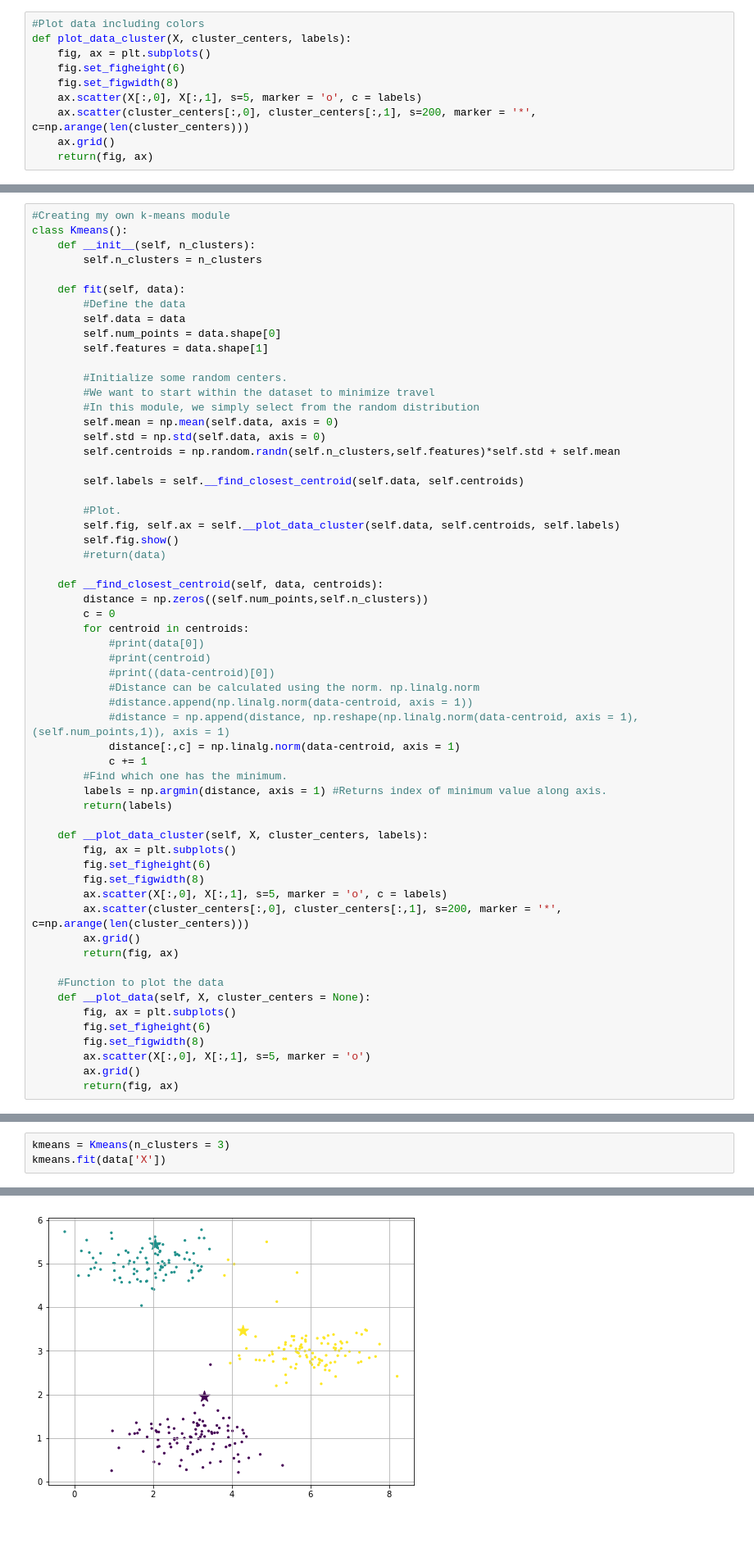
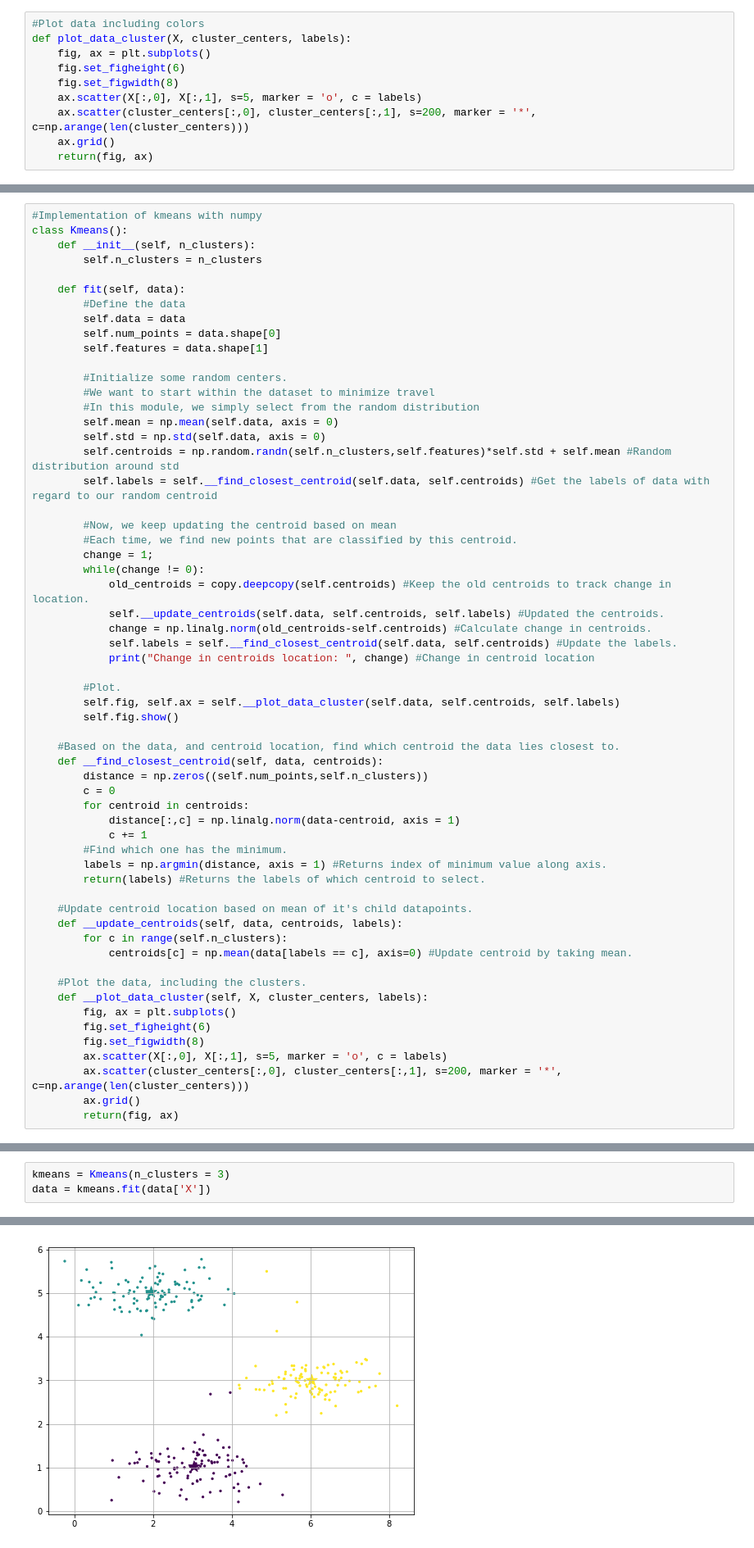
Before and after one commit to finnthedawg/ml_kmeans, a Jupyter notebook: k_means.ipynb, the cells around one changed output, grey strips where cells are left out. Shown: that part at 82% size. Cells and saved outputs as stored; diff of their text form.

Commit message:
Kmeans dataset 2

```diff
--- a/k_means.ipynb
+++ b/k_means.ipynb
@@ -51,5 +55,5 @@ fig.show()
 # %%
-#Creating my own k-means module
+#Implementation of kmeans with numpy
 class Kmeans():
     def __init__(self, n_clusters):
         self.n_clusters = n_clusters
@@ -65,31 +69,40 @@ class Kmeans():
         #In this module, we simply select from the random distribution
         self.mean = np.mean(self.data, axis = 0)
         self.std = np.std(self.data, axis = 0)
-        self.centroids = np.random.randn(self.n_clusters,self.features)*self.std + self.mean
+        self.centroids = np.random.randn(self.n_clusters,self.features)*self.std + self.mean #Random distribution around std
+        self.labels = self.__find_closest_centroid(self.data, self.centroids) #Get the labels of data with regard to our random centroid
 
-        self.labels = self.__find_closest_centroid(self.data, self.centroids)
+        #Now, we keep updating the centroid based on mean
+        #Each time, we find new points that are classified by this centroid.
+        change = 1;
+        while(change != 0):
+            old_centroids = copy.deepcopy(self.centroids) #Keep the old centroids to track change in location.
+            self.__update_centroids(self.data, self.centroids, self.labels) #Updated the centroids.
+            change = np.linalg.norm(old_centroids-self.centroids) #Calculate change in centroids.
+            self.labels = self.__find_closest_centroid(self.data, self.centroids) #Update the labels.
+            print("Change in centroids location: ", change) #Change in centroid location
 
         #Plot.
         self.fig, self.ax = self.__plot_data_cluster(self.data, self.centroids, self.labels)
         self.fig.show()
-        #return(data)
 
+    #Based on the data, and centroid location, find which centroid the data lies closest to.
     def __find_closest_centroid(self, data, centroids):
         distance = np.zeros((self.num_points,self.n_clusters))
         c = 0
         for centroid in centroids:
-            #print(data[0])
-            #print(centroid)
-            #print((data-centroid)[0])
-            #Distance can be calculated using the norm. np.linalg.norm
-            #distance.append(np.linalg.norm(data-centroid, axis = 1))
-            #distance = np.append(distance, np.reshape(np.linalg.norm(data-centroid, axis = 1),(self.num_points,1)), axis = 1)
             distance[:,c] = np.linalg.norm(data-centroid, axis = 1)
             c += 1
         #Find which one has the minimum.
         labels = np.argmin(distance, axis = 1) #Returns index of minimum value along axis.
-        return(labels)
+        return(labels) #Returns the labels of which centroid to select.
 
+    #Update centroid location based on mean of it's child datapoints.
+    def __update_centroids(self, data, centroids, labels):
+        for c in range(self.n_clusters):
+            centroids[c] = np.mean(data[labels == c], axis=0) #Update centroid by taking mean.
+
+    #Plot the data, including the clusters.
     def __plot_data_cluster(self, X, cluster_centers, labels):
         fig, ax = plt.subplots()
         fig.set_figheight(6)
@@ -98,12 +111,3 @@ class Kmeans():
         ax.scatter(cluster_centers[:,0], cluster_centers[:,1], s=200, marker = '*', c=np.arange(len(cluster_centers)))
         ax.grid()
         return(fig, ax)
-
-    #Function to plot the data
-    def __plot_data(self, X, cluster_centers = None):
-        fig, ax = plt.subplots()
-        fig.set_figheight(6)
-        fig.set_figwidth(8)
-        ax.scatter(X[:,0], X[:,1], s=5, marker = 'o')
-        ax.grid()
-        return(fig, ax)
@@ -110,4 +116,4 @@ class Kmeans():
 # %%
 kmeans = Kmeans(n_clusters = 3)
-kmeans.fit(data['X'])
+data = kmeans.fit(data['X'])
 # %% [output]
@@ -114 +126 @@ kmeans.fit(data['X'])
-[figure, old version]
+[figure, new version]
```
Also changed, not shown: parts of 12 cells of this notebook.
